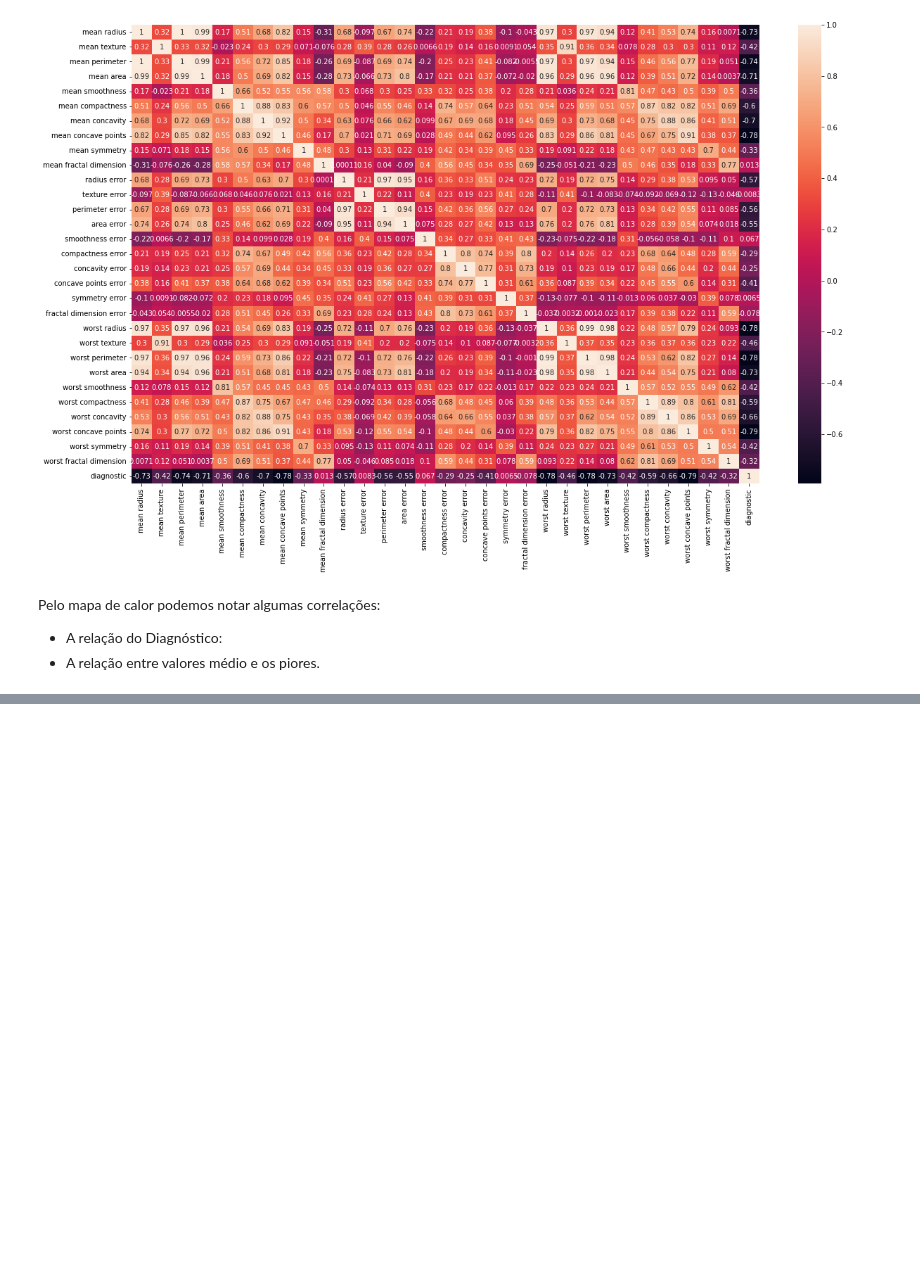
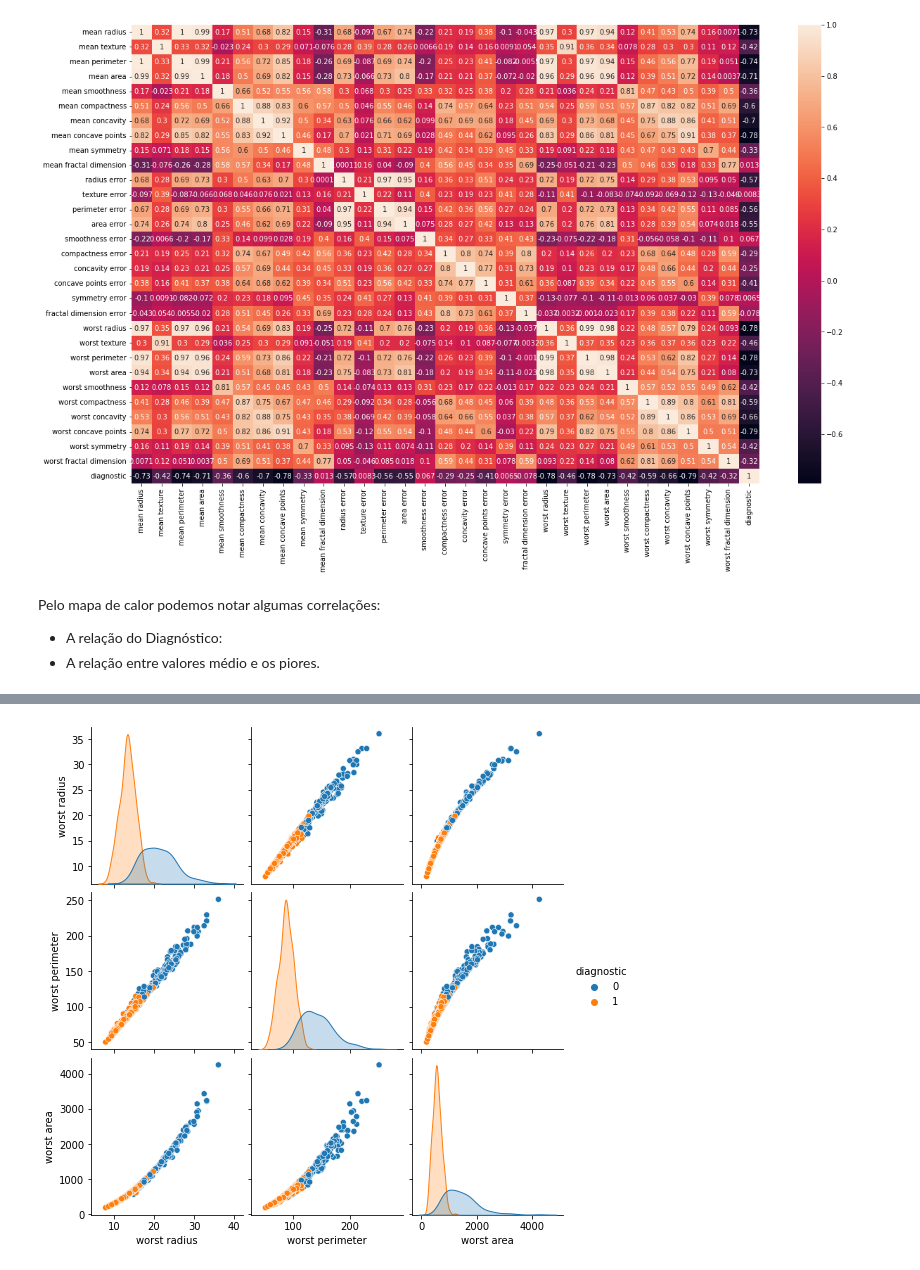
Before and after one commit to N3pomuceno/Projeto_dataset_breast_cancer, a Jupyter notebook: Análise Exploratória dos dados.ipynb, the cells around one changed output, grey strips where cells are left out. Saved outputs shown, nothing was run; the diff lists cells and outputs as text; code cells hidden in the pictures; blank space fills up the shorter version.

```diff
--- a/Análise Exploratória dos dados.ipynb
+++ b/Análise Exploratória dos dados.ipynb
@@ -61,0 +66,4 @@ Pelo mapa de calor podemos notar algumas correlações:
+# %%
+ax = sns.pairplot(data=df[['worst radius','worst perimeter','worst area','diagnostic']], hue='diagnostic')
+# %% [output]
+[figure, added]
```
Also changed, not shown: parts of 1 cell of this notebook.
